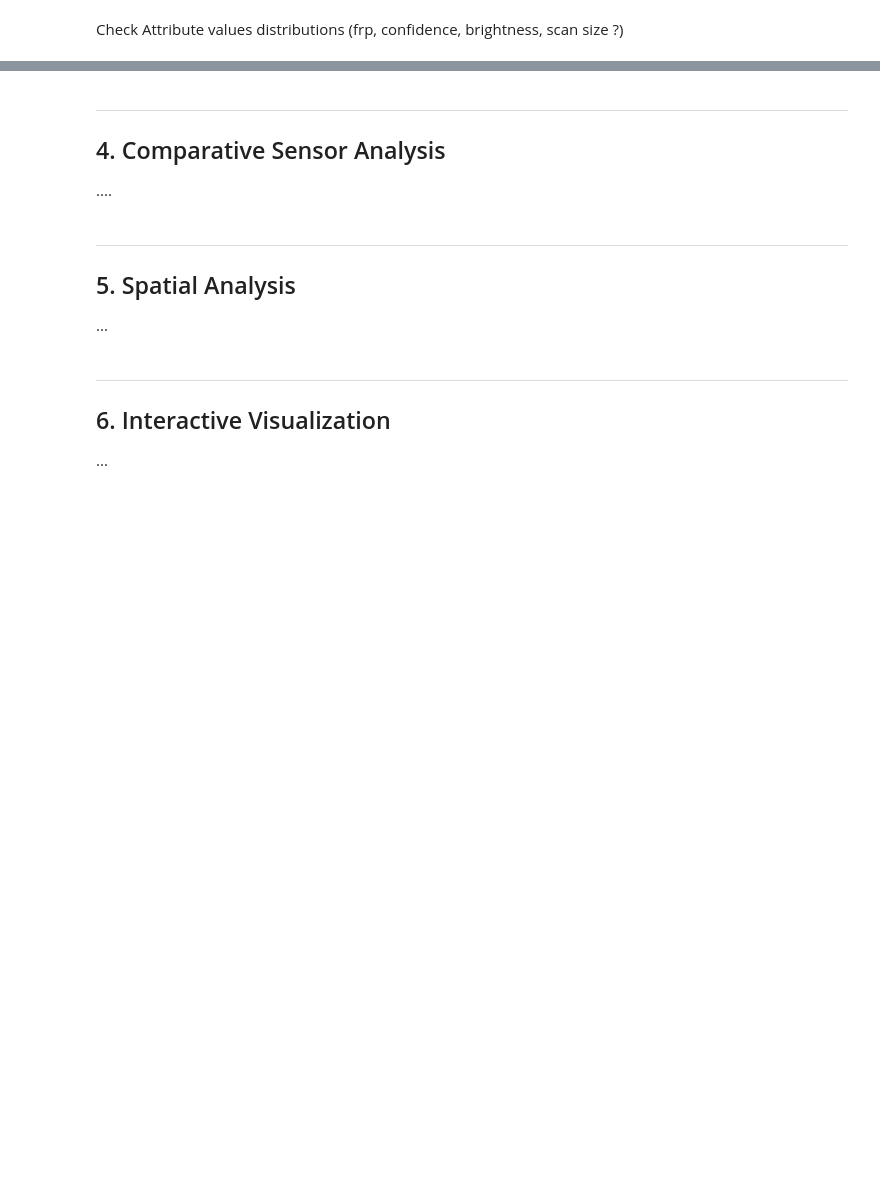
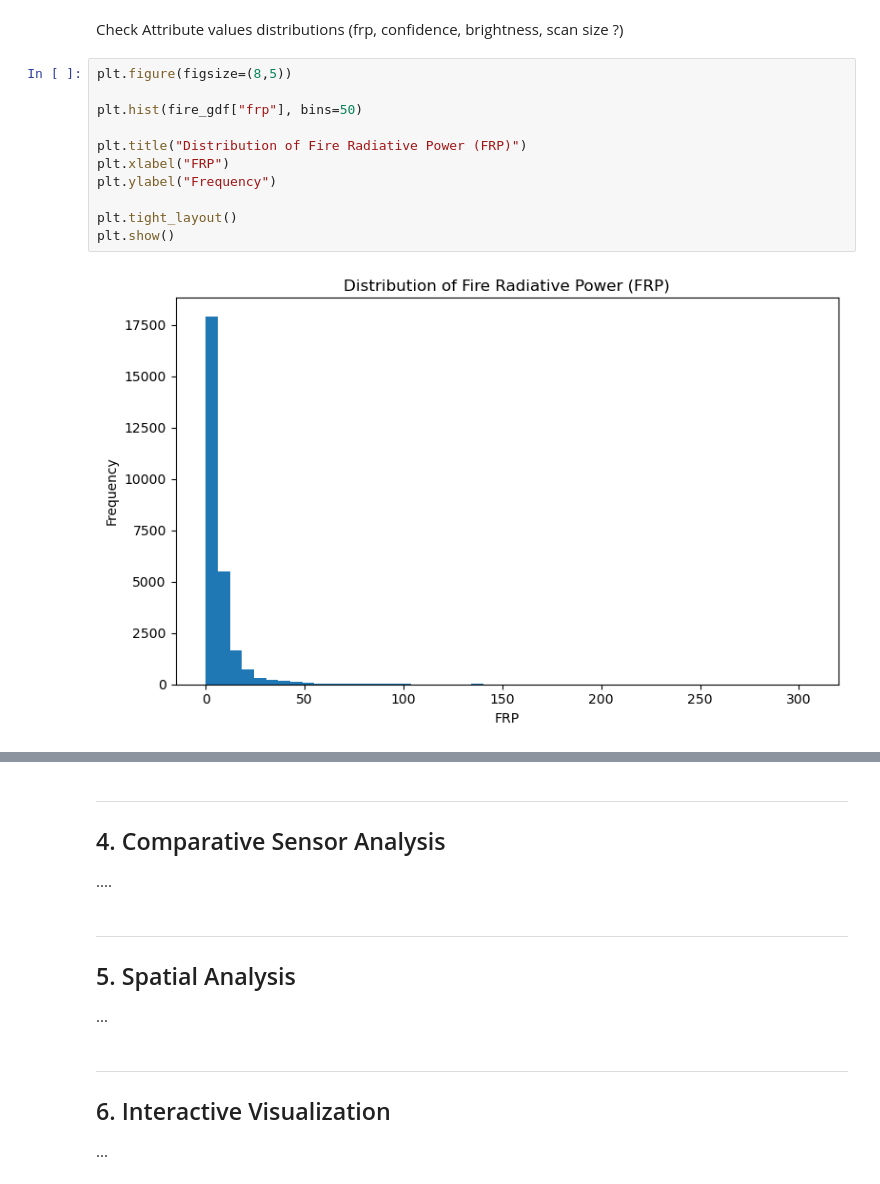
Before and after one commit to MajaMuehlebach/sds210_project, a Jupyter notebook: notebooks/Project_Code_V1.ipynb, the cells around one changed output, grey strips where cells are left out. Cells and saved outputs as stored; diff of their text form; blank space fills up the shorter version.

```diff
--- a/notebooks/Project_Code_V1.ipynb
+++ b/notebooks/Project_Code_V1.ipynb
@@ -174,2 +215,15 @@ Temporal unterstanding = detections per day, per hour, do those values differ da
 # %% [markdown]
 Check Attribute values distributions (frp, confidence, brightness, scan size ?)
+# %%
+plt.figure(figsize=(8,5))
+
+plt.hist(fire_gdf["frp"], bins=50)
+
+plt.title("Distribution of Fire Radiative Power (FRP)")
+plt.xlabel("FRP")
+plt.ylabel("Frequency")
+
+plt.tight_layout()
+plt.show()
+# %% [output]
+[figure, added]
```
Also changed, not shown: parts of 8 cells of this notebook.
